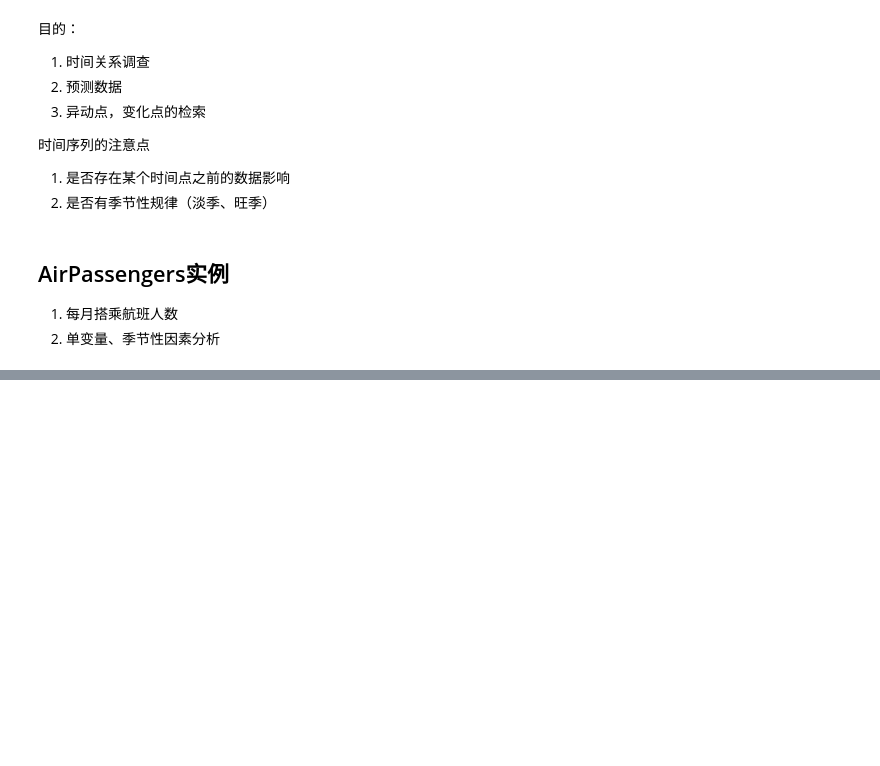
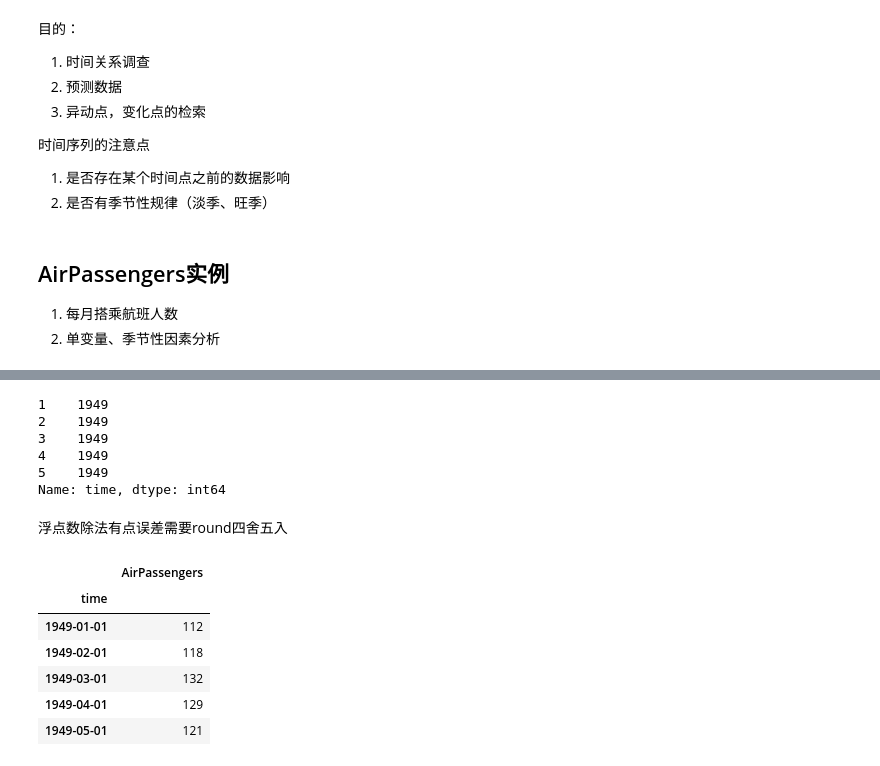
Before and after one commit to rockchen26sh/Data_Analysis, a Jupyter notebook: 时间序列笔记.ipynb, the cells around one changed output, grey strips where cells are left out. Drawn from its saved outputs; the diff is of its cells as text; code cells hidden in the pictures; blank space fills up the shorter version.

```diff
--- a/时间序列笔记.ipynb
+++ b/时间序列笔记.ipynb
@@ -634,4 +632,4 @@ df2.plot(ax=ax)
 1. 每月搭乘航班人数
 2. 单变量、季节性因素分析
 # %%
-df = pd.read_csv('AirPassengers.csv',index_col=0,parse_dates=[0])#载入数据
+df = pd.read_csv('AirPassengers.csv',index_col=0)#载入数据
@@ -637,0 +646,11 @@ df = pd.read_csv('AirPassengers.csv',index_col=0,parse_dates=[0])#载入数据
+# %%
+temp1[:5]
+# %% [output]
+1    1949
+2    1949
+3    1949
+4    1949
+5    1949
+Name: time, dtype: int64
+# %% [markdown]
+浮点数除法有点误差需要round四舍五入
@@ -637,0 +663,10 @@ df = pd.read_csv('AirPassengers.csv',index_col=0,parse_dates=[0])#载入数据
+# %%
+df[:5]
+# %% [output]
+|  | AirPassengers |
+| time |  |
+| 1949-01-01 | 112 |
+| 1949-02-01 | 118 |
+| 1949-03-01 | 132 |
+| 1949-04-01 | 129 |
+| 1949-05-01 | 121 |
```
Also changed, not shown: parts of 33 cells of this notebook.
